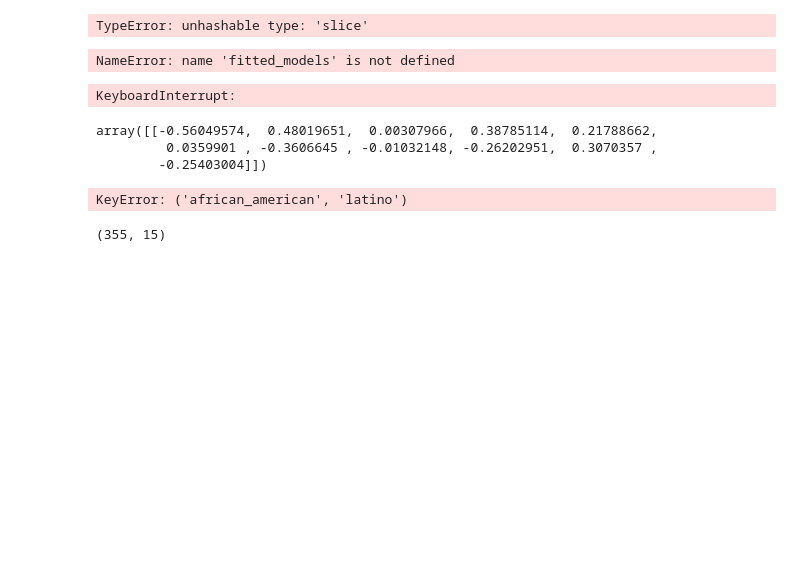
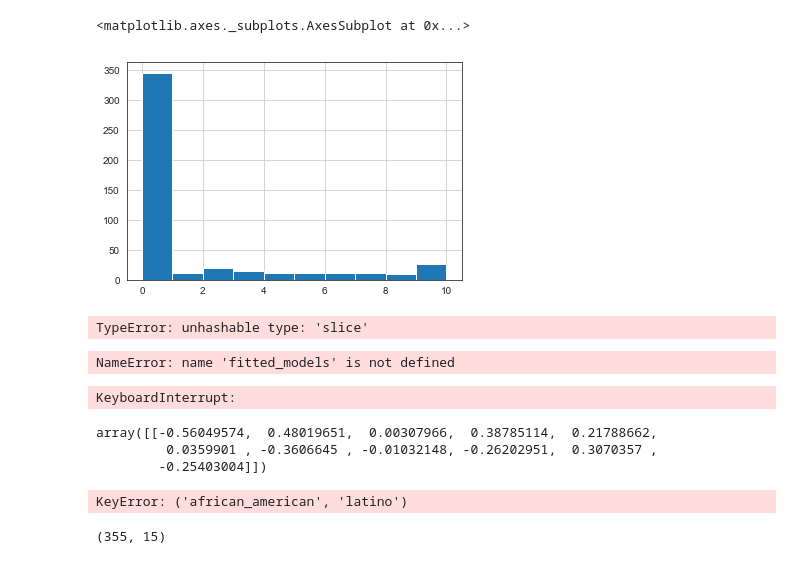
Before and after one commit to GPSBach/CYSOadvancements, a Jupyter notebook: workbooks/fit_data.ipynb, the cells around one changed output. Saved outputs shown, nothing was run; the diff lists cells and outputs as text; code cells hidden in the pictures; blank space fills up the shorter version.

```diff
--- a/code/fit_data.ipynb
+++ b/workbooks/fit_data.ipynb
@@ -28,6 +28,11 @@ y = df.pop('music').values
 X = df.values
 #X_training, X_holdout, y_training, y_holdout = train_test_split(X, y, test_size=0.20, random_state=45)
 X_train, X_test, y_train, y_test = train_test_split(df, y, test_size=0.25, random_state=46,stratify=df[['african_american','latino']])
+# %%
+df['financial_aid'].hist()
+# %% [output]
+<matplotlib.axes._subplots.AxesSubplot at 0x...>
+[figure, added]
 # %%
 df = pd.read_csv('../data/fitting_data.csv')
 df.drop(['Unnamed: 0'],axis=1,inplace=True)
```
Also changed, not shown: 12 other files.
